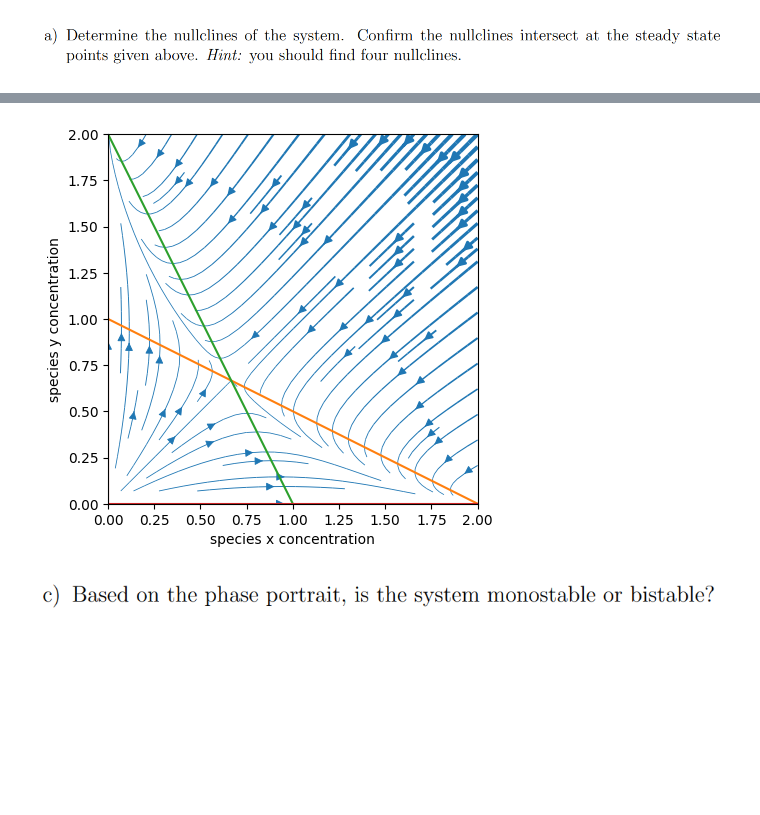
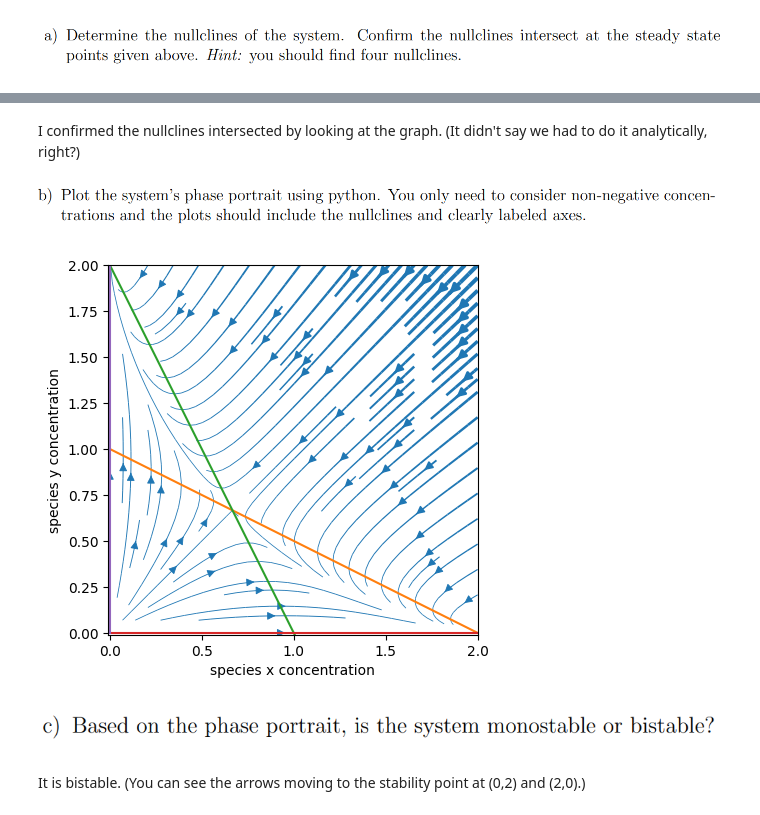
Before and after one commit to TC-Wheel/modeling_biological_systems, a Jupyter notebook: home_work/midterm.ipynb, the cells around one changed output, grey strips where cells are left out. Cells and saved outputs as stored; diff of their text form; code cells hidden in the pictures; blank space fills up the shorter version.

```diff
--- a/home_work/midterm.ipynb
+++ b/home_work/midterm.ipynb
@@ -199,3 +200,7 @@ This means that the product will form more slowly.
+# %% [markdown]
+I confirmed the nullclines intersected by looking at the graph. (It didn't say we had to do it analytically, right?)
+# %% [markdown]
+![image.png](attachment:image.png)
 # %%
 import numpy as np
 import matplotlib.pyplot as plt
@@ -253,37 +258,39 @@ def plot_flow_field(ODE, u_range, v_range, n_grid=100):
     return ax
 
 
 ax = plot_flow_field(predator_prey_system, (0,2), (0,2))
 ax.set_xlabel('species x concentration')
 ax.set_ylabel('species y concentration')
 ax.set_aspect('equal')
 
 
 #nullcline 1
 x1  = np.linspace(0,2)
 y1 = 1 - (x1/2)
 ax.plot(x1, y1)
 #nullcline 2
 x2 = np.linspace(0,2)
 y2 = 2 - 2 * x2
 ax.plot(x2, y2)
 #nullcline 3
 x3 = np.linspace(0,2)
-y3 = x3 * 0
+y3 = x3 * 0 #there are other ways to do this, but this is what worked for me.
 ax.plot(x3, y3)
 #nullcline 4
 y4 = np.linspace(2,0)
 x4 = y4 * 0
 ax.plot(x4, y4)
 
 #limit the shape of the plot
-plt.axis([0,2,0,2])
+plt.axis([-0.01,2,-0.01,2]) #I changed it so that I could actually see the nullclines
 
 
 plt.show()
 # %% [output]
-[figure, old version]
+[figure, new version]
 # %%
 #make sure to check that your nullclines look like they cross at the exact SS numbers
 # %% [markdown]
 ![image.png](attachment:image.png)
+# %% [markdown]
+It is bistable. (You can see the arrows moving to the stability point at (0,2) and (2,0).)
```
Also changed, not shown: parts of 6 cells of this notebook.
